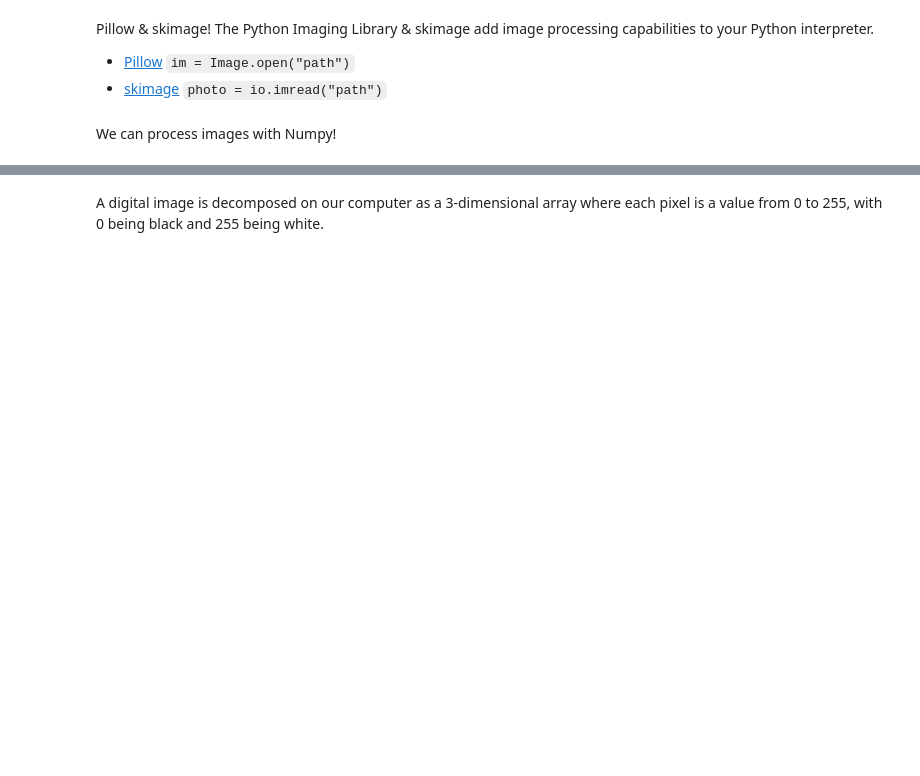
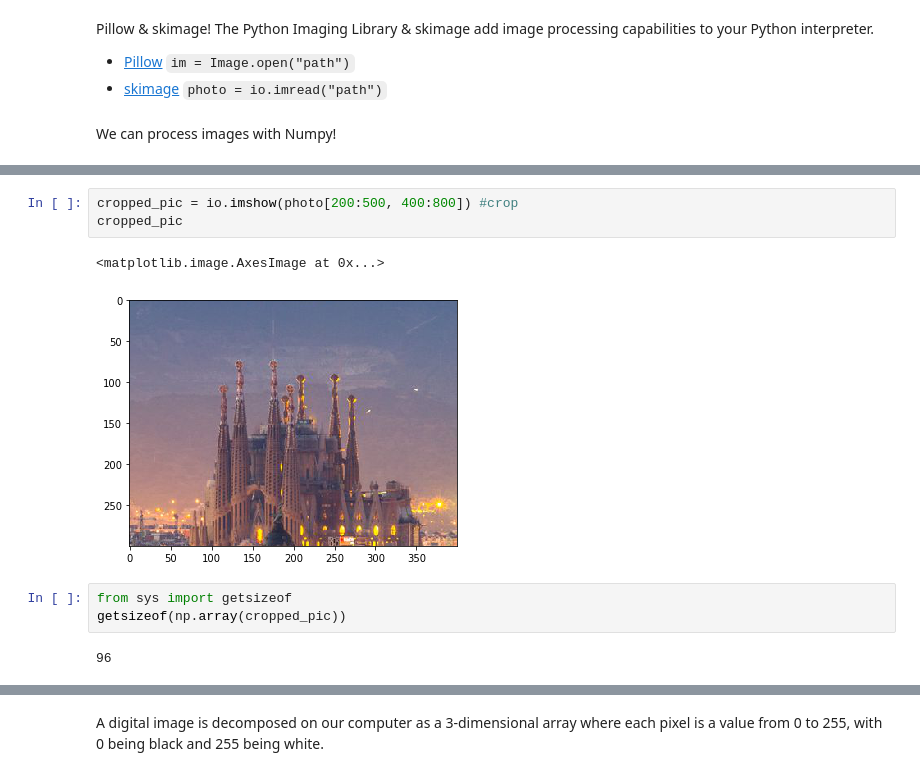
Before and after one commit to Peter-Berna/lectures, a Jupyter notebook: week-2/2-intro-numpy.ipynb, the cells around one changed output, grey strips where cells are left out. Drawn from its saved outputs; the diff is of its cells as text; blank space fills up the shorter version.

```diff
--- a/week-2/2-intro-numpy.ipynb
+++ b/week-2/2-intro-numpy.ipynb
@@ -148,0 +777,11 @@ We can process images with Numpy!
+# %%
+cropped_pic = io.imshow(photo[200:500, 400:800]) #crop
+cropped_pic
+# %% [output]
+<matplotlib.image.AxesImage at 0x...>
+[figure, added]
+# %%
+from sys import getsizeof
+getsizeof(np.array(cropped_pic))
+# %% [output]
+96
```
Also changed, not shown: parts of 126 cells of this notebook.
